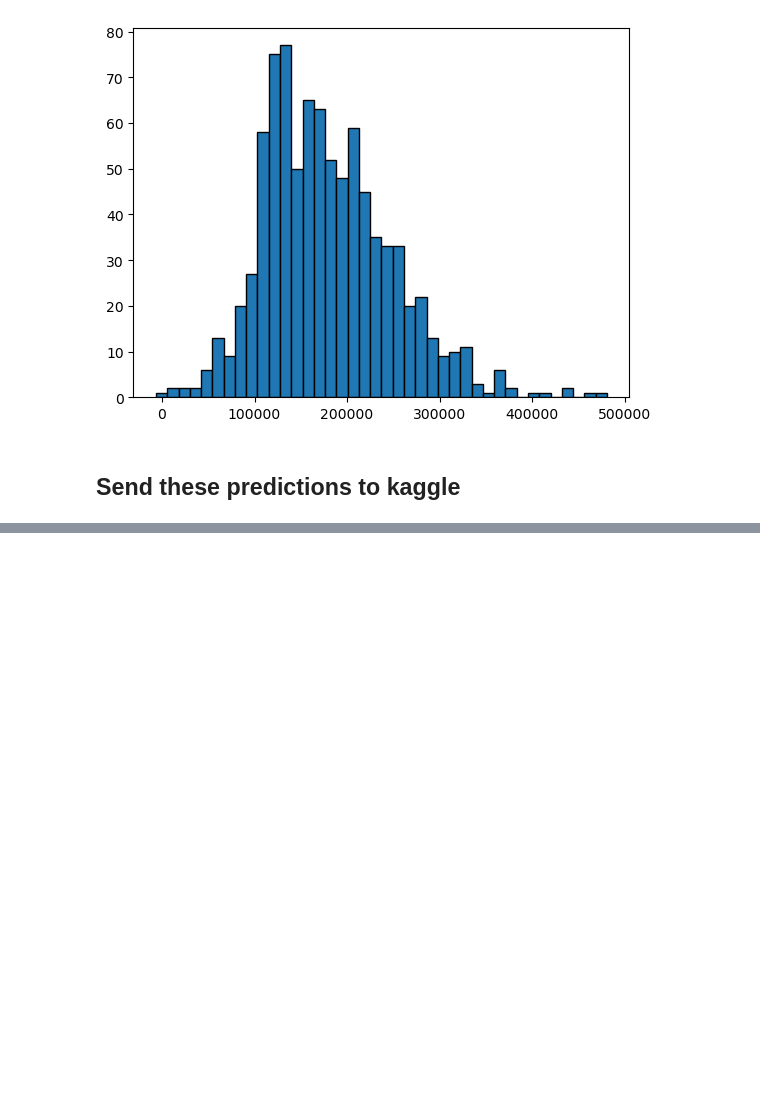
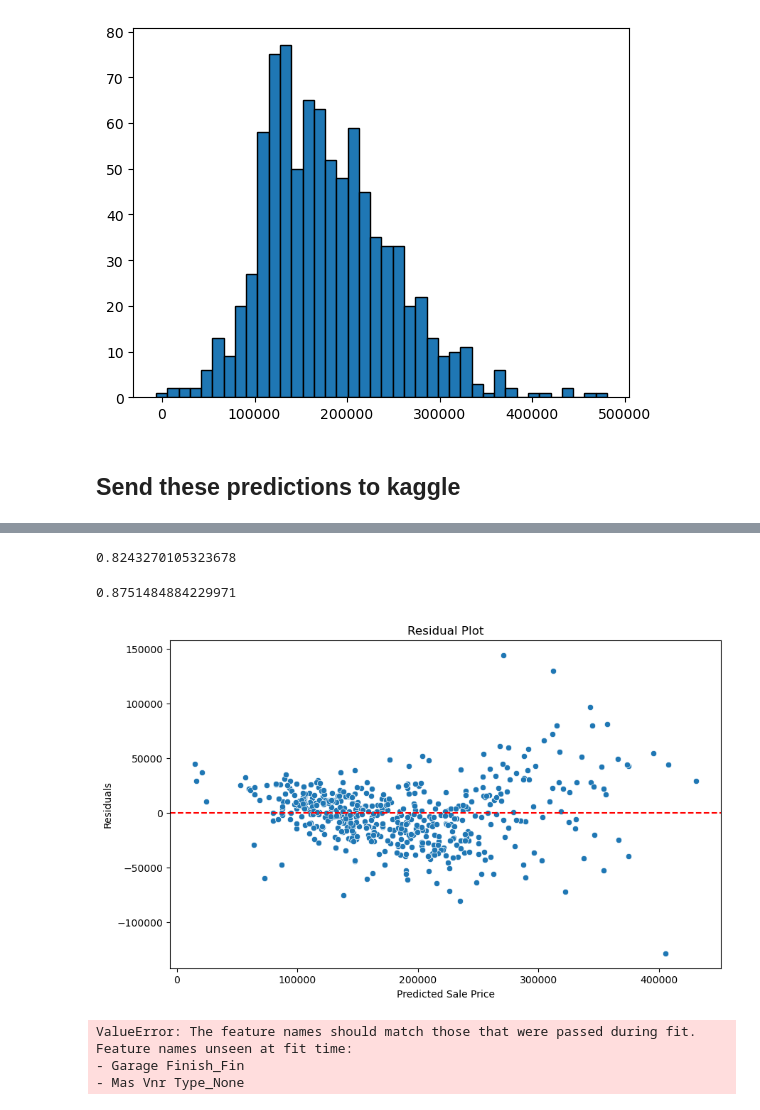
Before and after one commit to grahamjh99/Project-1-Ames-Housing, a Jupyter notebook: Project 2 Graham.ipynb, the cells around one changed output, grey strips where cells are left out. Saved outputs shown, nothing was run; the diff lists cells and outputs as text; code cells hidden in the pictures; blank space fills up the shorter version.

```diff
--- a/Project 2 Graham.ipynb
+++ b/Project 2 Graham.ipynb
@@ -369,0 +511,11 @@ predictions.to_csv('only_numeric_predictions.csv')
+# %%
+df['Pool QC'] = df[['Pool QC']].replace({'Ex':4,
+                                               'Gd':3,
+                                               'TA':2,
+                                               'Fa':1,
+                                               np.nan: 0})
+test['Pool QC'] = test[['Pool QC']].replace({'Ex':4,
+                                               'Gd':3,
+                                               'TA':2,
+                                               'Fa':1,
+                                               np.nan: 0})
@@ -369,0 +524,12 @@ predictions.to_csv('only_numeric_predictions.csv')
+# %%
+def make_dummies(df,test,column):
+    df = pd.get_dummies(df,
+                        columns = [column],
+                        prefix = column.strip(),
+                        dtype = int)
+    test = pd.get_dummies(test,
+                        columns=[column],
+                        prefix=column.strip(),
+                        dtype=int)
+
+    return df, test
@@ -369,0 +598,43 @@ predictions.to_csv('only_numeric_predictions.csv')
+# %%
+X = df[['PID', 'Overall Qual', 'Gr Liv Area', 'Year Built', 'Garage Area', 'Total Bsmt SF', 'Year Remod/Add', 'TotRms AbvGrd',
+        'Lot Area','mssubclass_30','BsmtFin SF 1','Exter Qual','Kitchen Qual','Bsmt Qual','Fireplace Qu','Garage Finish_Unf',
+       'Garage Type_Detchd','Mas Vnr Type_None','Neighborhood_NridgHt','Paved Drive_N','Central Air_N','Bsmt Exposure','Garage Finish_Fin']]
+y = df['SalePrice']
+X_train,X_test,y_train,y_test = train_test_split(X,y,random_state = 42)
+lr = LinearRegression()
+lr.fit(X_train,y_train)
+
+lr.score(X_train,y_train)
+# %% [output]
+0.8243270105323678
+# %%
+lr.score(X_test,y_test)
+# %% [output]
+0.8751484884229971
+# %%
+y_pred = lr.predict(X_test)
+residuals = y_test - y_pred
+
+# Create residual plot
+plt.figure(figsize=(10, 6))
+sns.scatterplot(x=y_pred, y=residuals)
+plt.axhline(0, color='red', linestyle='--')
+plt.xlabel('Predicted Sale Price')
+plt.ylabel('Residuals')
+plt.title('Residual Plot');
+# %% [output]
+[figure, added]
+# %%
+lr.fit(X,y)
+preds = lr.predict(test[['PID', 'Overall Qual', 'Gr Liv Area', 'Year Built', 'Garage Area', 'Total Bsmt SF', 'Year Remod/Add', 'TotRms AbvGrd',
+        'Lot Area','mssubclass_30','BsmtFin SF 1','Exter Qual','Kitchen Qual','Bsmt Qual','Fireplace Qu','Garage Finish_Unf',
+       'Garage Type_Detchd','Mas Vnr Type_None','Neighborhood_NridgHt','Paved Drive_N','Central Air_N','Bsmt Exposure','Garage Finish_Fin']])
+predictions = test.copy()
+predictions['SalePrice'] = preds
+predictions = predictions[['SalePrice']]
+predictions.head()
+# %% [output]
+ValueError: The feature names should match those that were passed during fit.
+Feature names unseen at fit time:
+- Garage Finish_Fin
+- Mas Vnr Type_None
```
Also changed, not shown: parts of 47 cells of this notebook, 3 other files.
